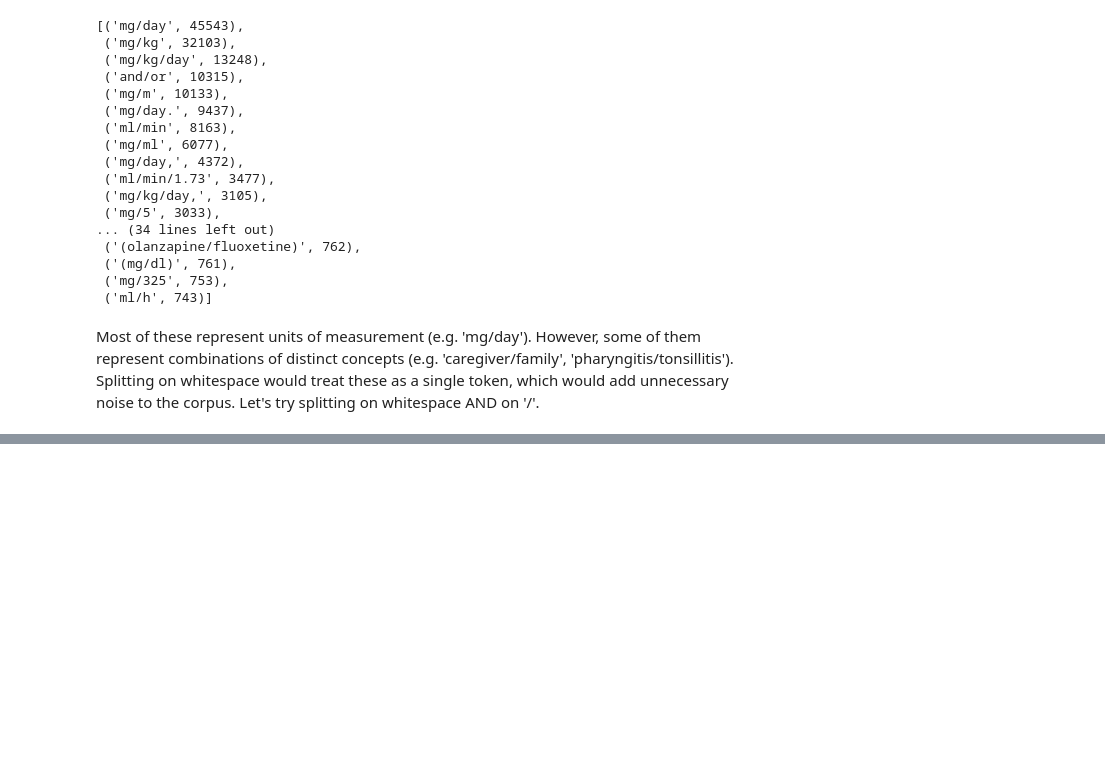
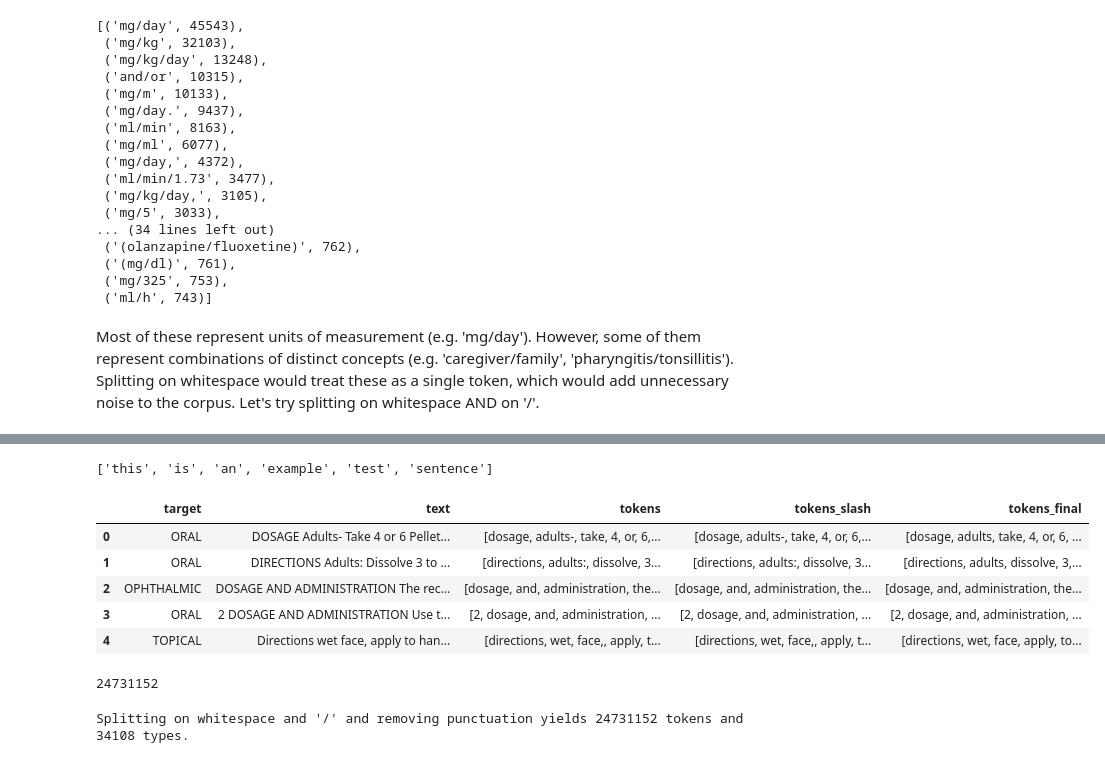
Before and after one commit to andrewabeles/drug-labels, a Jupyter notebook: notebooks/1.1-aa-tokenization.ipynb, the cells around one changed output, grey strips where cells are left out. Cells and saved outputs as stored; diff of their text form; code cells hidden in the pictures; blank space fills up the shorter version.

Commit message:
Explore splitting on '/'

```diff
--- a/notebooks/1.1-aa-tokenization.ipynb
+++ b/notebooks/1.1-aa-tokenization.ipynb
@@ -132,0 +224,30 @@ Most of these represent units of measurement (e.g. 'mg/day'). However, some of t
+# %%
+punct_set = set(punctuation)
+punct_set.remove('/') # don't remove '/' because we need it for tokenization
+# %%
+def remove_punctuation(text):
+    return "".join([char for char in text if char not in punct_set])
+# %%
+pipeline = [str.lower, remove_punctuation, tokenize]
+# %%
+prepare('This is an example/test sentence!', pipeline=pipeline)
+# %% [output]
+['this', 'is', 'an', 'example', 'test', 'sentence']
+# %%
+df['tokens_final'] = df['text'].apply(prepare, pipeline=pipeline)
+# %%
+df.head()
+# %% [output]
+|  | target | text | tokens | tokens_slash | tokens_final |
+| 0 | ORAL | DOSAGE Adults- Take 4 or 6 Pellet... | [dosage, adults-, take, 4, or, 6,... | [dosage, adults-, take, 4, or, 6,... | [dosage, adults, take, 4, or, 6, ... |
+| 1 | ORAL | DIRECTIONS Adults: Dissolve 3 to ... | [directions, adults:, dissolve, 3... | [directions, adults:, dissolve, 3... | [directions, adults, dissolve, 3,... |
+| 2 | OPHTHALMIC | DOSAGE AND ADMINISTRATION The rec... | [dosage, and, administration, the... | [dosage, and, administration, the... | [dosage, and, administration, the... |
+| 3 | ORAL | 2 DOSAGE AND ADMINISTRATION Use t... | [2, dosage, and, administration, ... | [2, dosage, and, administration, ... | [2, dosage, and, administration, ... |
+| 4 | TOPICAL | Directions wet face, apply to han... | [directions, wet, face,, apply, t... | [directions, wet, face,, apply, t... | [directions, wet, face, apply, to... |
+# %%
+# create list of all tokens
+all_tokens = []
+df['tokens_final'].apply(lambda x: all_tokens.extend(x))
+print(len(all_tokens))
+# %% [output]
+24731152
@@ -132,0 +258,4 @@ Most of these represent units of measurement (e.g. 'mg/day'). However, some of t
+# %%
+print("Splitting on whitespace and '/' and removing punctuation yields {0} tokens and {1} types.".format(token_counts.total(), len(types)))
+# %% [output]
+Splitting on whitespace and '/' and removing punctuation yields 24731152 tokens and 34108 types.
```
Also changed, not shown: parts of 21 cells of this notebook.
